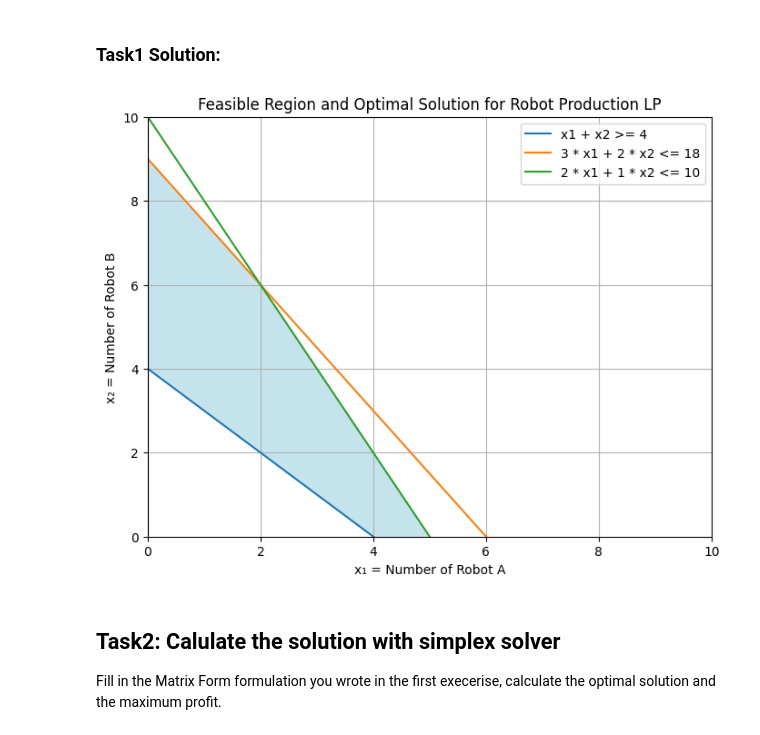
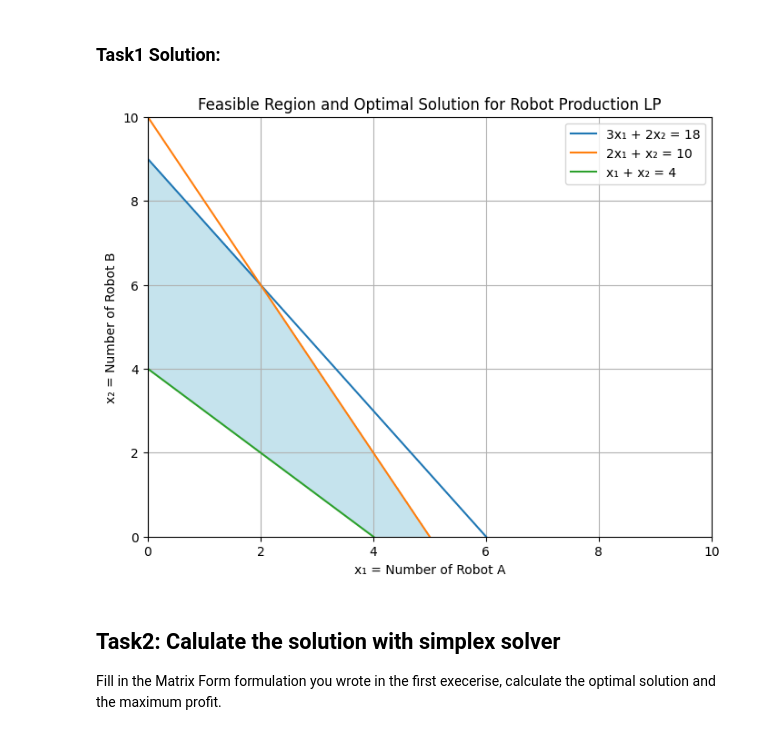
Before and after one commit to yxzhan/amai25, a Jupyter notebook: 05-optimization.ipynb, the cells around one changed output. Saved outputs shown, nothing was run; the diff lists cells and outputs as text; code cells hidden in the pictures.

Commit message:
add solutions

```diff
--- a/05-optimization.ipynb
+++ b/05-optimization.ipynb
@@ -74,8 +74,50 @@ plt.show()
 ### Task1 Solution:
 # %%
 # The solution will be provided next week.
+
+import numpy as np
+import matplotlib.pyplot as plt
+import warnings
+warnings.filterwarnings("ignore", category=DeprecationWarning)
+warnings.filterwarnings("ignore", category=UserWarning)
+
+# Create grid of x1, x2
+x1, x2 = np.meshgrid(np.linspace(0, 10, 500), np.linspace(0, 10, 500))
+
+# Task1.1: Complete Inequalities
+assembly_inequality = 3*x1 + 2*x2 <= 18
+testing_inequality  = 2*x1 + x2 <= 10
+min_prod_inequality = x1 + x2 >= 4
+feasible = assembly_inequality & testing_inequality & min_prod_inequality
+
+plt.figure(figsize=(8, 6))
+
+# Fill feasible region
+plt.contourf(x1, x2, feasible, levels=[0.5, 1], colors=['lightblue'], alpha=0.7)
+
+# Task1.2: Plot Constraint Lines
+c_x1 = np.linspace(0, 10, 500)
+c_x2 = (18 - 3 * c_x1) / 2
+plt.plot(c_x1, c_x2, label="3x₁ + 2x₂ = 18")
+
+c_x2 = 10 - 2 * c_x1
+plt.plot(c_x1, c_x2, label="2x₁ + x₂ = 10")
+
+c_x2 = 4 - c_x1
+plt.plot(c_x1, c_x2, label="x₁ + x₂ = 4")
+
+# Plot axes limits
+plt.xlim(0, 10)
+plt.ylim(0, 10)
+plt.xlabel("x₁ = Number of Robot A")
+plt.ylabel("x₂ = Number of Robot B")
+plt.title("Feasible Region and Optimal Solution for Robot Production LP")
+plt.legend()
+
+plt.grid(True)
+plt.show()
 # %% [output]
-[figure, old version]
+[figure, new version]
 # %% [markdown]
 ## Task2: Calulate the solution with simplex solver
 
```
Also changed, not shown: parts of 1 cell of this notebook.
